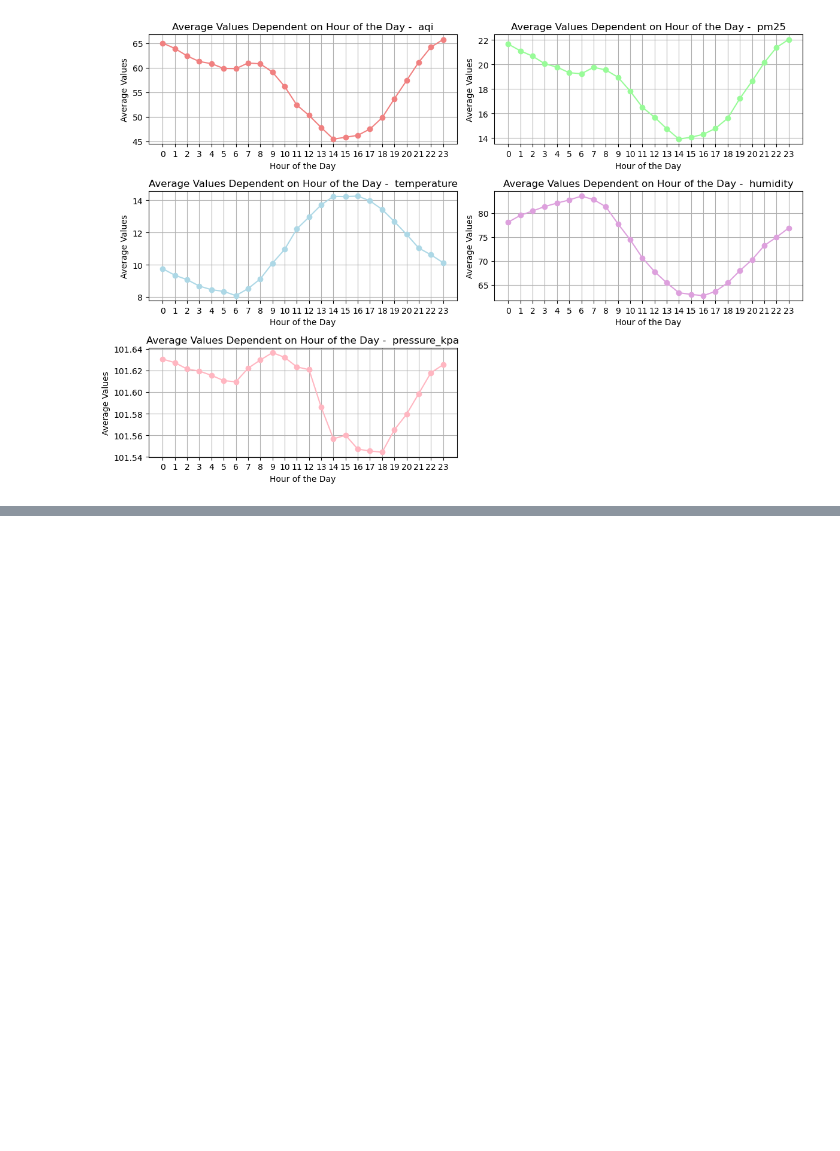
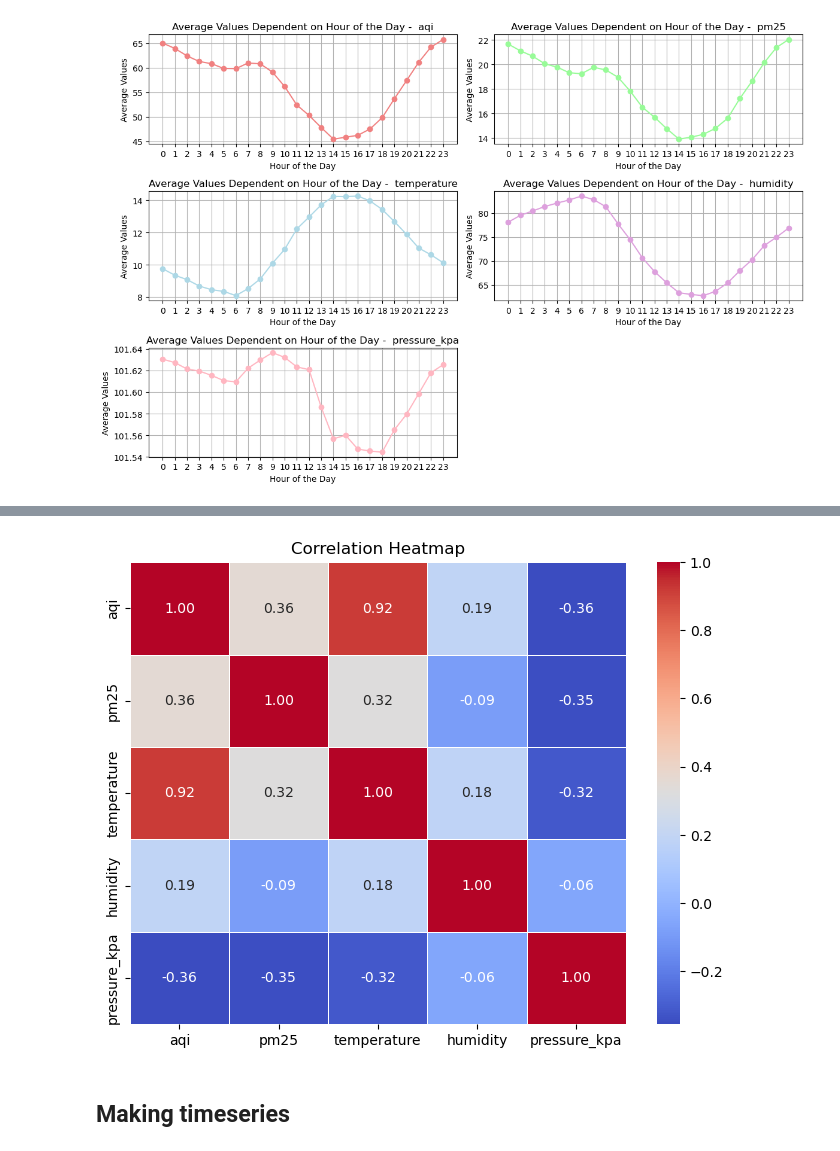
Before and after one commit to nastyabekesheva/Mathematical-Modeling, a Jupyter notebook: lab_1.ipynb, the cells around one changed output, grey strips where cells are left out. Cells and saved outputs as stored; diff of their text form; code cells hidden in the pictures; blank space fills up the shorter version.

```diff
--- a/lab_1.ipynb
+++ b/lab_1.ipynb
@@ -159,0 +238,3 @@ plt.show()
+# %%
+entry_counts = df['phenomenon'].value_counts()
+entry_counts
@@ -159,0 +248,3 @@ plt.show()
+# %%
+number_of_entries_list = entry_counts.tolist()
+print(f'{(max(number_of_entries_list) - min(number_of_entries_list)) / max(number_of_entries_list) * 100} %')
@@ -159,0 +255,13 @@ plt.show()
+# %%
+grouped_values = df.groupby('phenomenon')['value'].apply(list)
+phenomenon_values = {}
+
+for i in range(len(grouped_values)):
+    phenomenon_values[phenomenons[i]] = grouped_values[i]
+
+
+for i in phenomenon_values:
+    if len(phenomenon_values[i]) > min(number_of_entries_list):
+        phenomenon_values[i] = phenomenon_values[i][:min(number_of_entries_list)]
+# %%
+phenomenon_values = pd.DataFrame(phenomenon_values)
@@ -159,0 +284,9 @@ plt.show()
+# %%
+plt.figure(figsize=(8, 6))
+sns.heatmap(phenomenon_values.corr(), annot=True, cmap='coolwarm', fmt=".2f", linewidths=0.5)
+plt.title('Correlation Heatmap')
+plt.show()
+# %% [output]
+[figure, added]
+# %% [markdown]
+## Making timeseries
```
Also changed, not shown: parts of 30 cells of this notebook.
